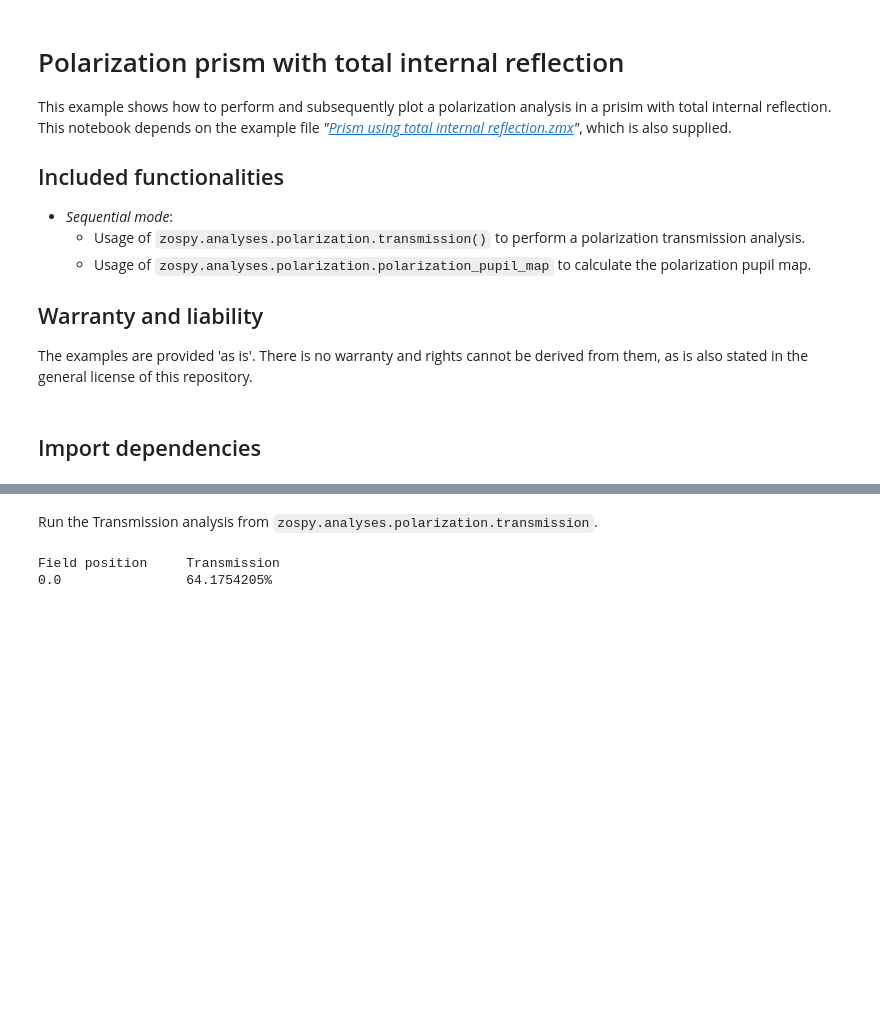
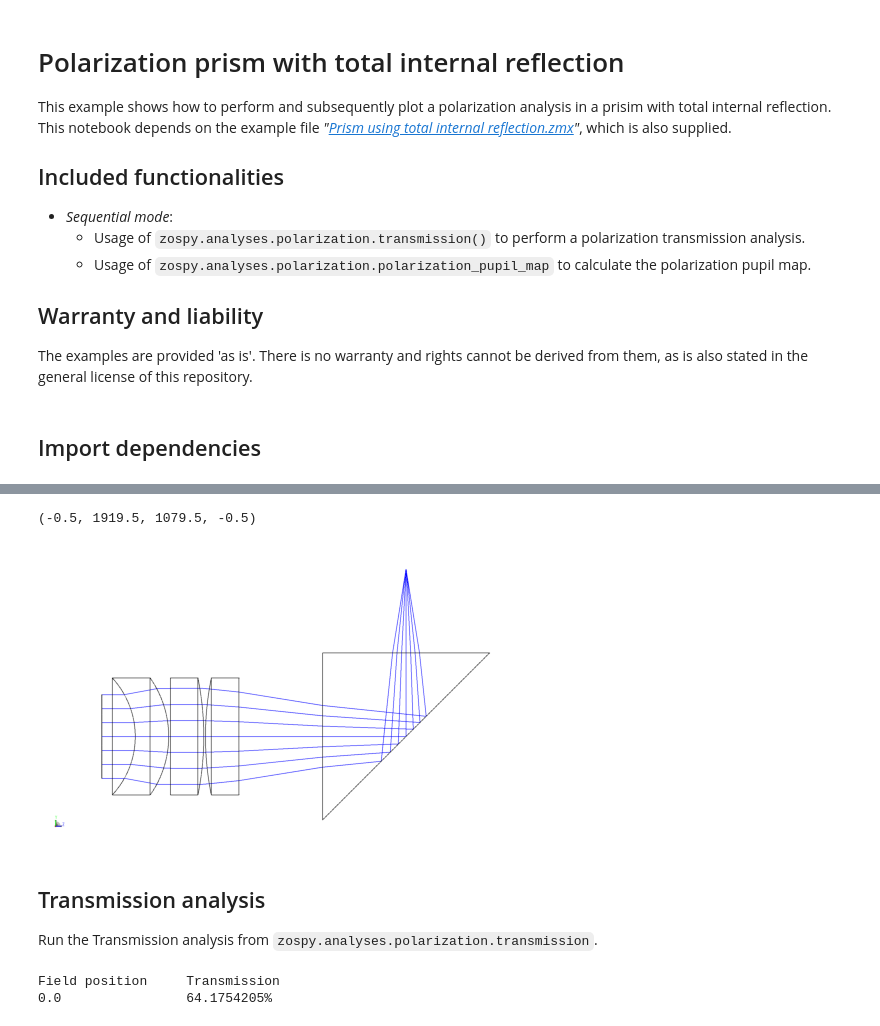
Before and after one commit to MREYE-LUMC/ZOSPy, a Jupyter notebook: examples/Polarization Prism/polarization_prism_example.ipynb, the cells around one changed output, grey strips where cells are left out. Saved outputs shown, nothing was run; the diff lists cells and outputs as text; code cells hidden in the pictures; blank space fills up the shorter version.

```diff
--- a/examples/Polarization Prism/polarization_prism_example.ipynb
+++ b/examples/Polarization Prism/polarization_prism_example.ipynb
@@ -41,5 +41,3 @@ Load example file containing the optic system definition. The optic system simul
 # %%
-# OpticStudio requires absolute paths
-example_file = Path("Prism using total internal reflection.zmx").absolute()
-print(f"Loading file {example_file} ...")
-oss.load(str(example_file))
+# OpticStudio requires absolute paths, but ZOSPy can handle relative paths
+oss.load("Prism using total internal reflection.zmx")
@@ -48,4 +49,14 @@ Loading file D:\code\zemax\zospy\examples\Polarization Prism\Prism using total i
+# %%
+draw3d = zp.analyses.systemviewers.viewer_3d(oss, surface_line_thickness="Thick", ray_line_thickness="Thick", number_of_rays=7, hide_x_bars=True)
+
+plt.imshow(draw3d.Data)
+plt.axis("off")
+# %% [output]
+(-0.5, 1919.5, 1079.5, -0.5)
+[figure, added]
 # %% [markdown]
+## Transmission analysis
+
 Run the Transmission analysis from `zospy.analyses.polarization.transmission`.
 # %%
 return_transmission = zp.analyses.polarization.transmission(
```
Also changed, not shown: parts of 8 cells of this notebook, 6 other files.
